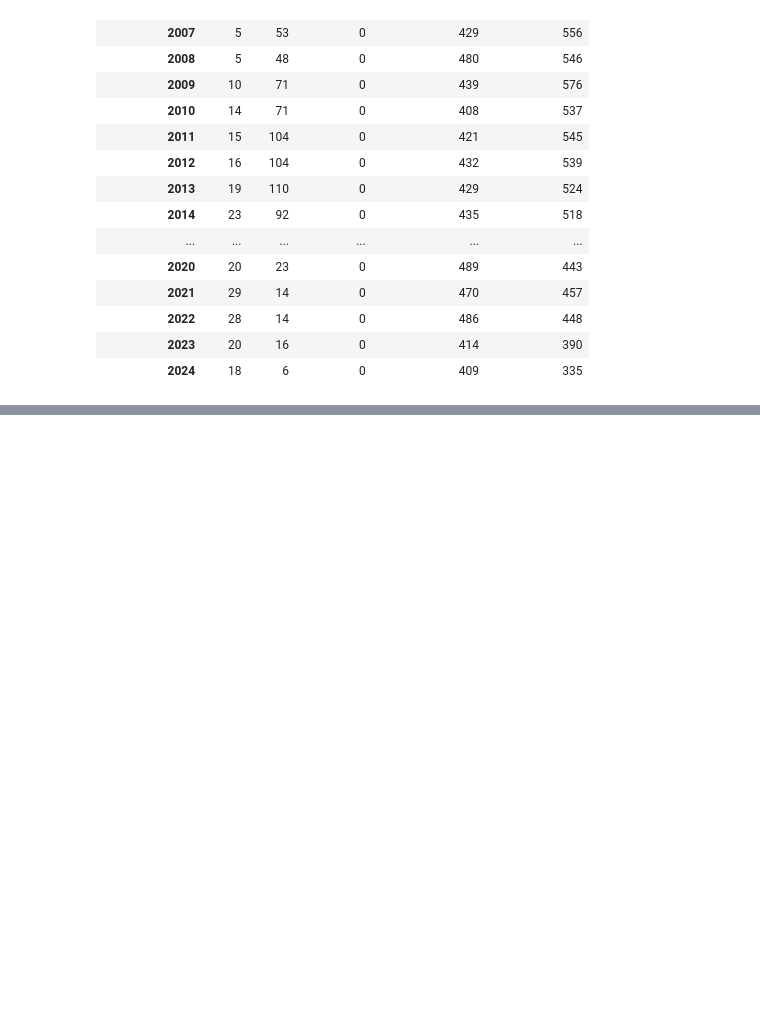
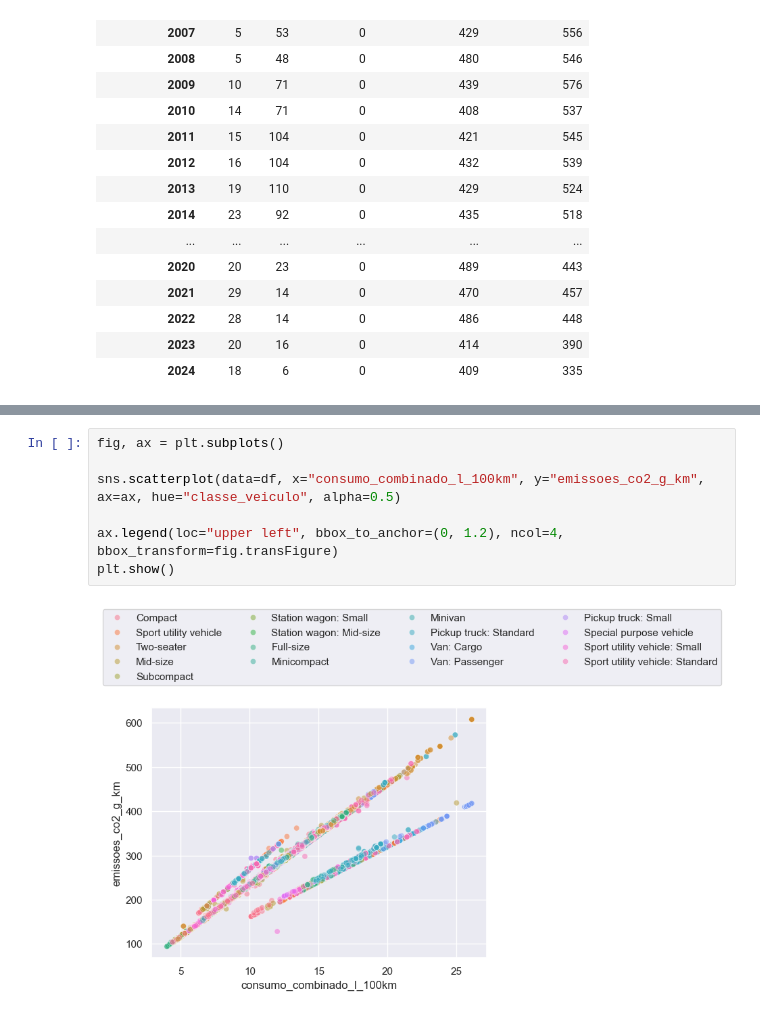
Before and after one commit to Antonio-Manoel/emissao-co2, a Jupyter notebook: notebooks/EDA.ipynb, the cells around one changed output, grey strips where cells are left out. Drawn from its saved outputs; the diff is of its cells as text; blank space fills up the shorter version.

```diff
--- a/notebooks/EDA.ipynb
+++ b/notebooks/EDA.ipynb
@@ -472,0 +531,9 @@ memory usage: 2.2+ MB
+# %%
+fig, ax = plt.subplots()
+
+sns.scatterplot(data=df, x="consumo_combinado_l_100km", y="emissoes_co2_g_km", ax=ax, hue="classe_veiculo", alpha=0.5)
+
+ax.legend(loc="upper left", bbox_to_anchor=(0, 1.2), ncol=4, bbox_transform=fig.transFigure)
+plt.show()
+# %% [output]
+[figure, added]
```
Also changed, not shown: parts of 27 cells of this notebook.
